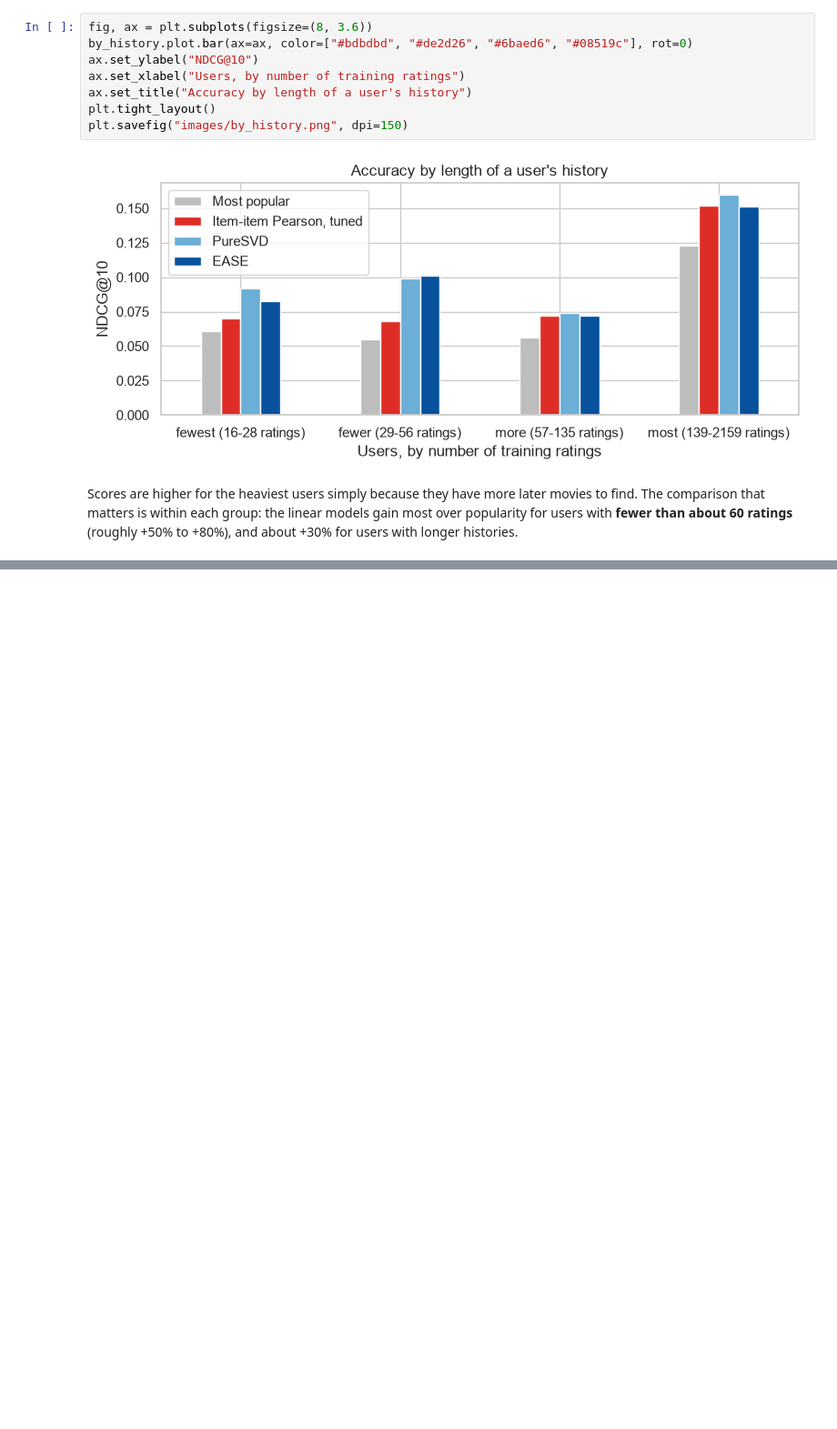
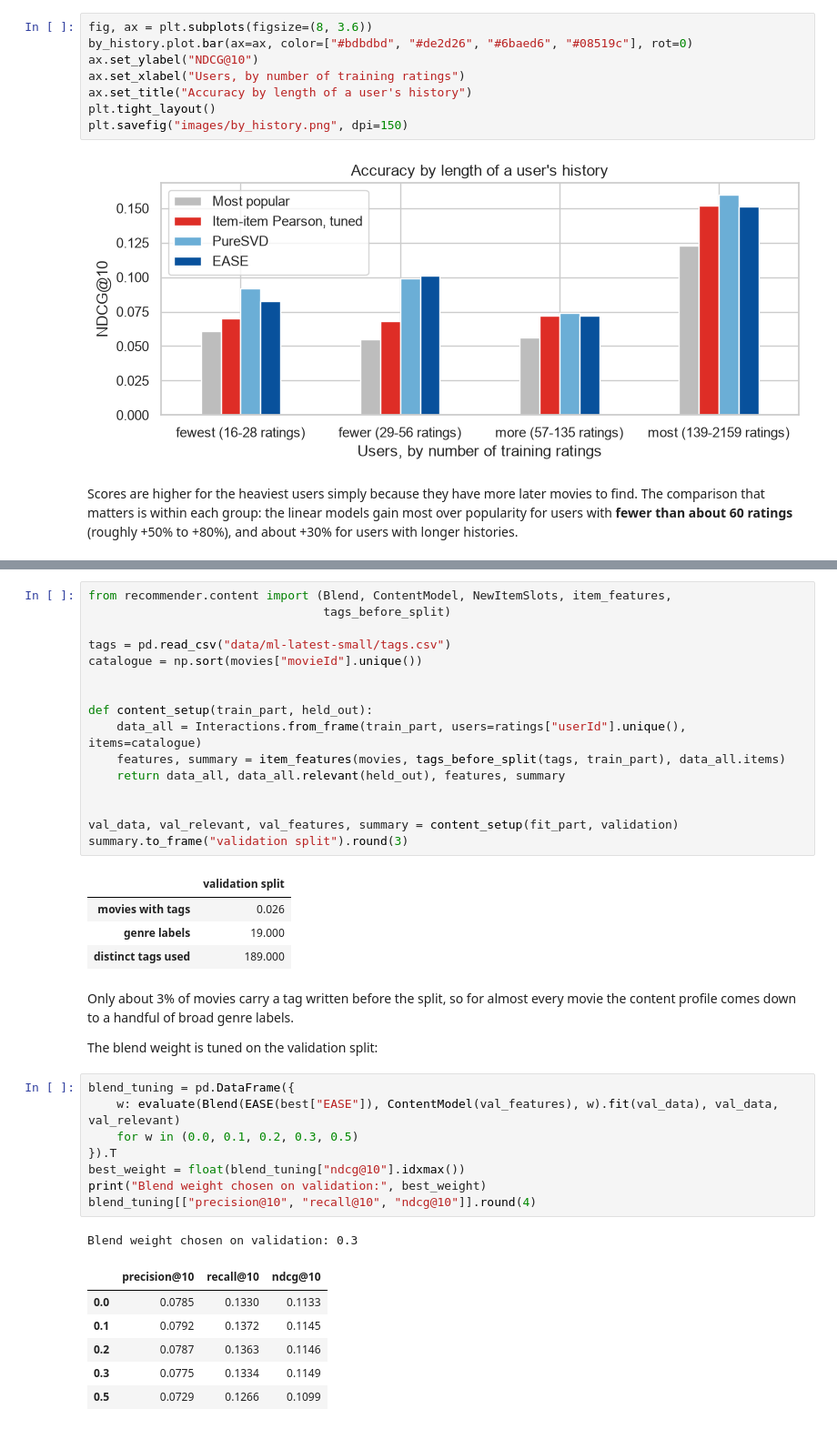
Before and after one commit to Sammyjoseph999/movie-recommender, a Jupyter notebook: notebook.ipynb, the cells around one changed output, grey strips where cells are left out. Shown at 91% size. Drawn from its saved outputs; the diff is of its cells as text; blank space fills up the shorter version.

```diff
--- a/notebook.ipynb
+++ b/notebook.ipynb
@@ -255,0 +268,41 @@ Scores are higher for the heaviest users simply because they have more later mov
+# %%
+from recommender.content import (Blend, ContentModel, NewItemSlots, item_features,
+                                 tags_before_split)
+
+tags = pd.read_csv("data/ml-latest-small/tags.csv")
+catalogue = np.sort(movies["movieId"].unique())
+
+
+def content_setup(train_part, held_out):
+    data_all = Interactions.from_frame(train_part, users=ratings["userId"].unique(), items=catalogue)
+    features, summary = item_features(movies, tags_before_split(tags, train_part), data_all.items)
+    return data_all, data_all.relevant(held_out), features, summary
+
+
+val_data, val_relevant, val_features, summary = content_setup(fit_part, validation)
+summary.to_frame("validation split").round(3)
+# %% [output]
+|  | validation split |
+| movies with tags | 0.026 |
+| genre labels | 19.000 |
+| distinct tags used | 189.000 |
+# %% [markdown]
+Only about 3% of movies carry a tag written before the split, so for almost every movie the content profile comes down to a handful of broad genre labels.
+
+The blend weight is tuned on the validation split:
+# %%
+blend_tuning = pd.DataFrame({
+    w: evaluate(Blend(EASE(best["EASE"]), ContentModel(val_features), w).fit(val_data), val_data, val_relevant)
+    for w in (0.0, 0.1, 0.2, 0.3, 0.5)
+}).T
+best_weight = float(blend_tuning["ndcg@10"].idxmax())
+print("Blend weight chosen on validation:", best_weight)
+blend_tuning[["precision@10", "recall@10", "ndcg@10"]].round(4)
+# %% [output]
+Blend weight chosen on validation: 0.3
+|  | precision@10 | recall@10 | ndcg@10 |
+| 0.0 | 0.0785 | 0.1330 | 0.1133 |
+| 0.1 | 0.0792 | 0.1372 | 0.1145 |
+| 0.2 | 0.0787 | 0.1363 | 0.1146 |
+| 0.3 | 0.0775 | 0.1334 | 0.1149 |
+| 0.5 | 0.0729 | 0.1266 | 0.1099 |
```
Also changed, not shown: parts of 6 cells of this notebook, 6 other files.
